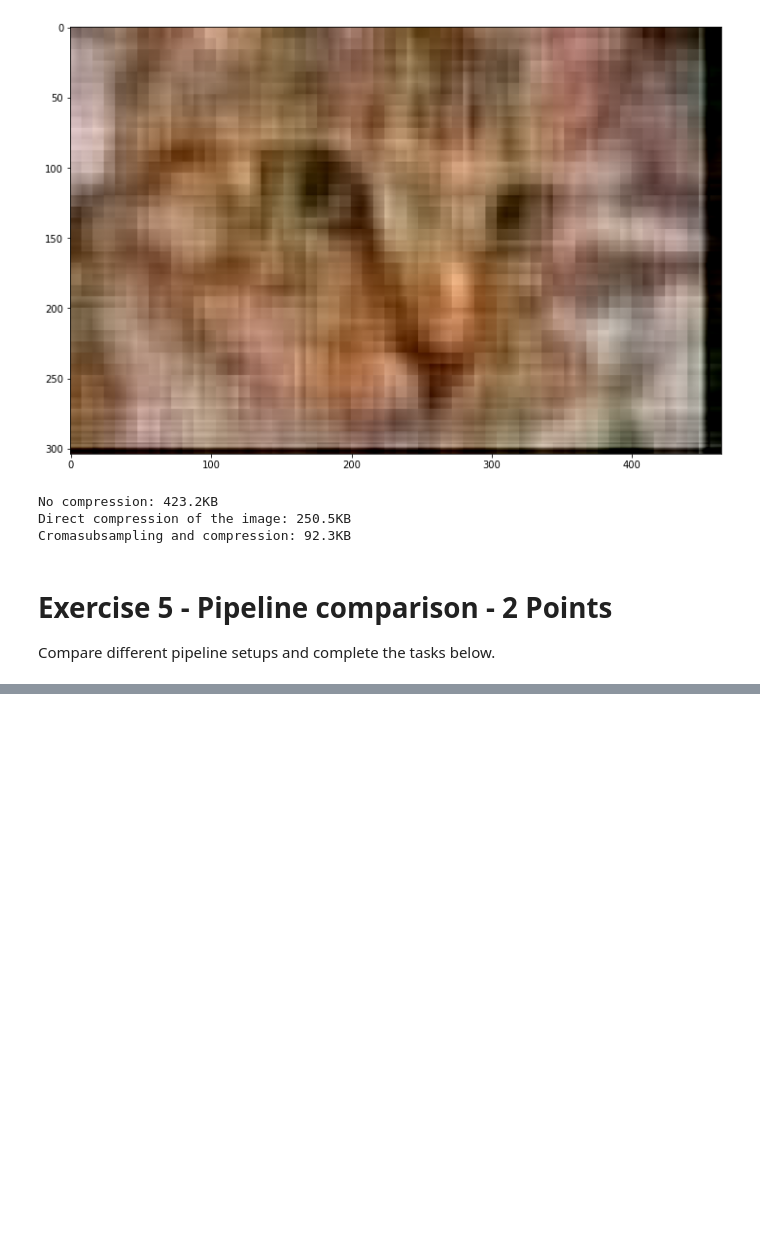
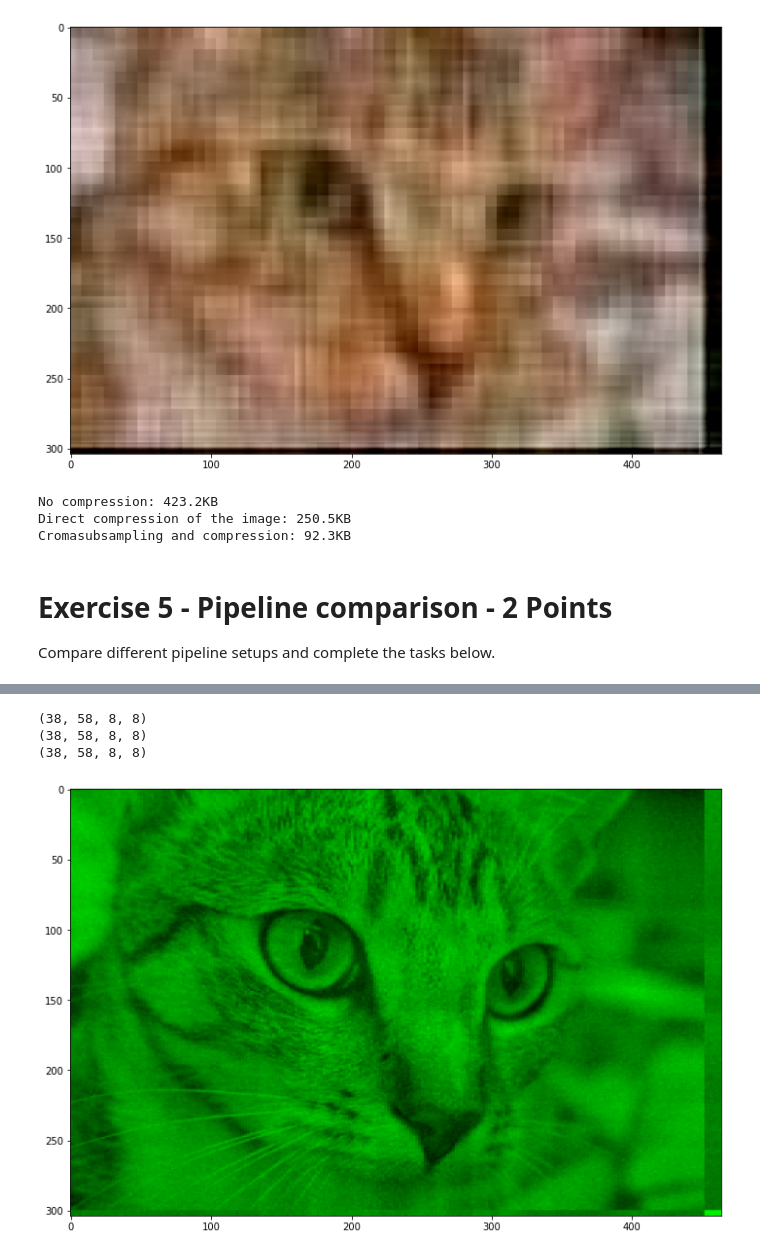
Before and after one commit to oleksa-oleksa/Image_Processing_SS2020_FU_Berlin, a Jupyter notebook: assignments/09_assignment.ipynb, the cells around one changed output, grey strips where cells are left out. Cells and saved outputs as stored; diff of their text form; code cells hidden in the pictures; blank space fills up the shorter version.

Commit message:
stash old code pickNHighest

```diff
--- a/assignments/09_assignment.ipynb
+++ b/assignments/09_assignment.ipynb
@@ -493,7 +501,21 @@ jpeg = Jpeg([Blocks(8), DCTofBlocks(), Quantization(threshold=10), Compress(np.u
 # %%
 # Compare the image quality of the `Quantization` vs. the `PickNthHighest` compressions. Make sure that the outputs
 # are roughly the same size. Why is one better then the other one?
 
 # your code here
+jpeg = Jpeg([Blocks(8), DCTofBlocks(), PickNthHighest(), Compress(np.int8)])
+
+# your code here
+img_jpeg_pick = jpeg(img)
+img_reconstruct_pick = jpeg.invert(img_jpeg_pick)
+assert img_reconstruct_pick.shape == img.shape
+
+plt.imshow(img_reconstruct_pick / 255)
+plt.show()
 
 # your short answer here
+# %% [output]
+(38, 58, 8, 8)
+(38, 58, 8, 8)
+(38, 58, 8, 8)
+[figure, added]
```
Also changed, not shown: parts of 1 cell of this notebook.
